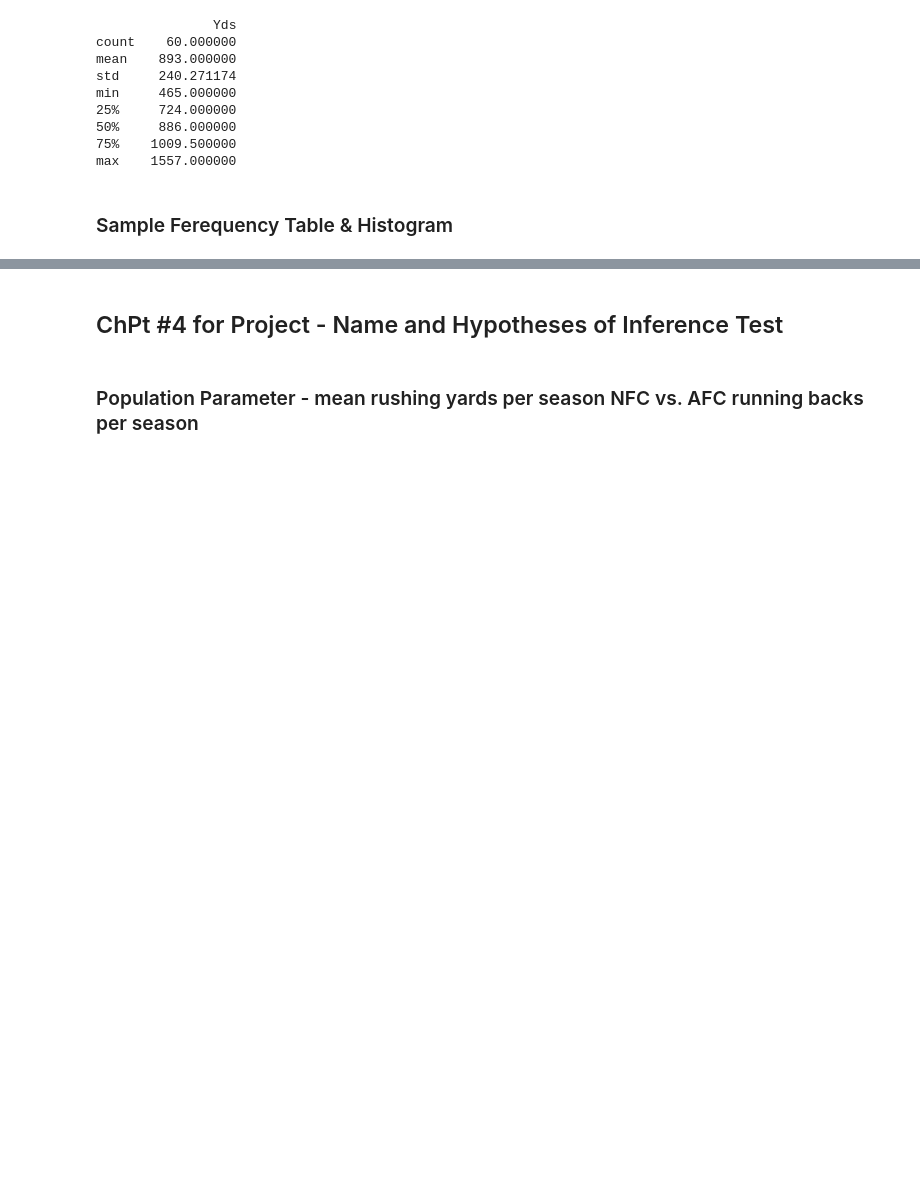
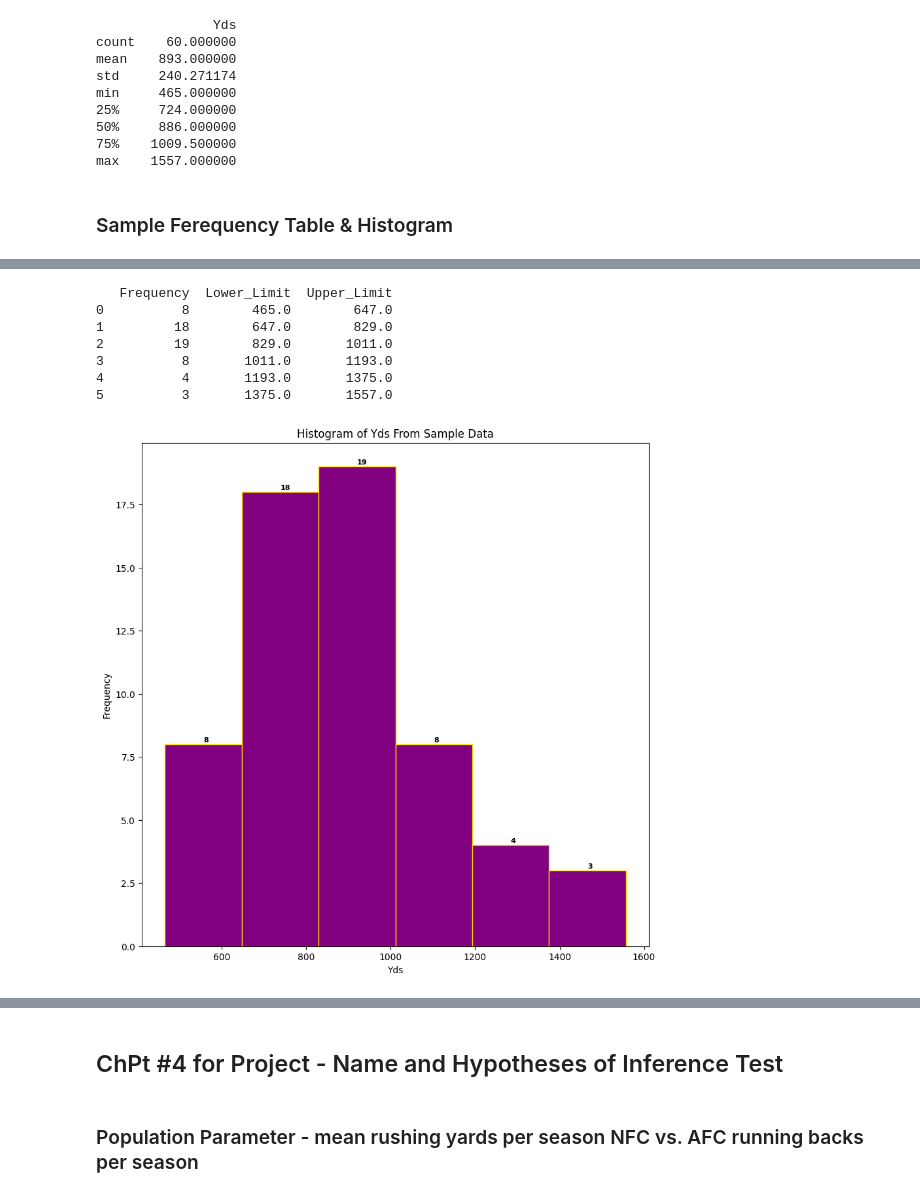
Before and after one commit to Bmoore4452/nfl-data-study, a Jupyter notebook: notebooks/nfl_data_study.ipynb, the cells around one changed output, grey strips where cells are left out. Saved outputs shown, nothing was run; the diff lists cells and outputs as text; code cells hidden in the pictures; blank space fills up the shorter version.

Commit message:
fixed histograms and frequency tables

```diff
--- a/notebooks/nfl_data_study.ipynb
+++ b/notebooks/nfl_data_study.ipynb
@@ -335,3 +217,64 @@ Lower_Limit
+# %%
+import math
+
+# Define the number of bins (classes)
+num_bins = 6
+
+# Choose a quantitative variable, for example, 'RYDS'
+quant_variable = "Yds"
+
+color = "purple"
+
+counts, bins = np.histogram(sample_data[quant_variable], bins=num_bins)
+
+frequency_table = pd.DataFrame(counts)
+frequency_table.columns = ["Frequency"]
+frequency_table["Lower_Limit"] = bins[:-1]
+frequency_table["Upper_Limit"] = bins[1:]
+
+
+print(frequency_table)
+
+# show the histogram by frequency
+plt.figure(figsize=(10, 10))
+plt.hist(
+    sample_data[quant_variable],
+    bins=num_bins,
+    color=color,
+    edgecolor="gold",
+    range=(
+        sample_data[quant_variable].min(),
+        sample_data[quant_variable].max(),
+    ),
+    histtype='bar',
+)
+for i in range(len(frequency_table)):
+    plt.text(
+        frequency_table["Lower_Limit"].iloc[i] + (frequency_table["Upper_Limit"].iloc[i] - frequency_table["Lower_Limit"].iloc[i]) / 2,
+        frequency_table["Frequency"].iloc[i]+ .1,
+        frequency_table["Frequency"].iloc[i],
+        color="black",
+        fontsize=8,
+        fontweight='bold'
+    )
+plt.xlabel(quant_variable)
+plt.ylabel("Frequency")
+plt.title(f"Histogram of {quant_variable} From Sample Data")
+plt.show()
+
+frequency_table.to_csv(
+    "/Users/brianmoore/Documents/Data Science Portfolio/nfl-data-study/data/processed/sample_frequency_table.csv",
+    index=False,
+)
+# %% [output]
+   Frequency  Lower_Limit  Upper_Limit
+0          8        465.0        647.0
+1         18        647.0        829.0
+2         19        829.0       1011.0
+3          8       1011.0       1193.0
+4          4       1193.0       1375.0
+5          3       1375.0       1557.0
+[figure, added]
 # %%
 # Get all the unique teams and sort them
 teams = new_df["Team"].unique()
```
Also changed, not shown: parts of 5 cells of this notebook, 8 other files.
